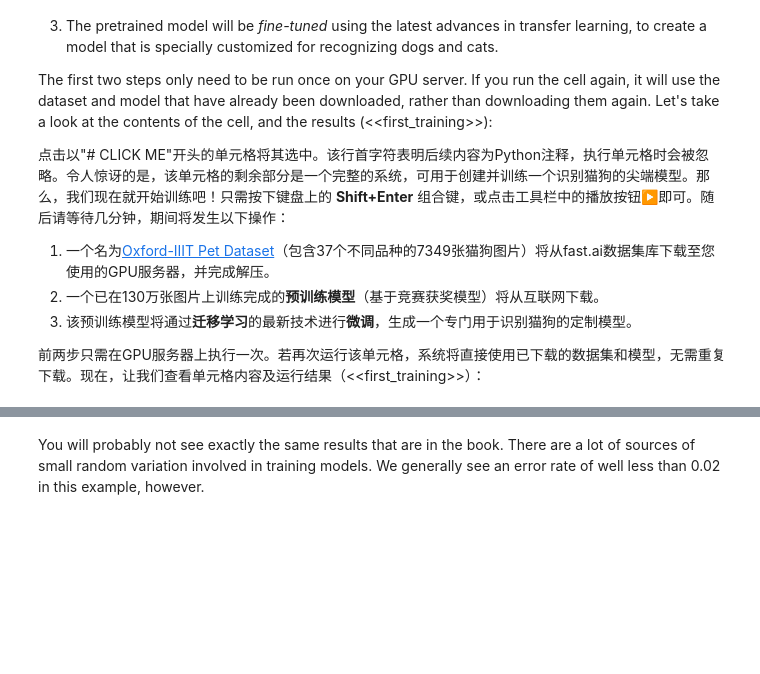
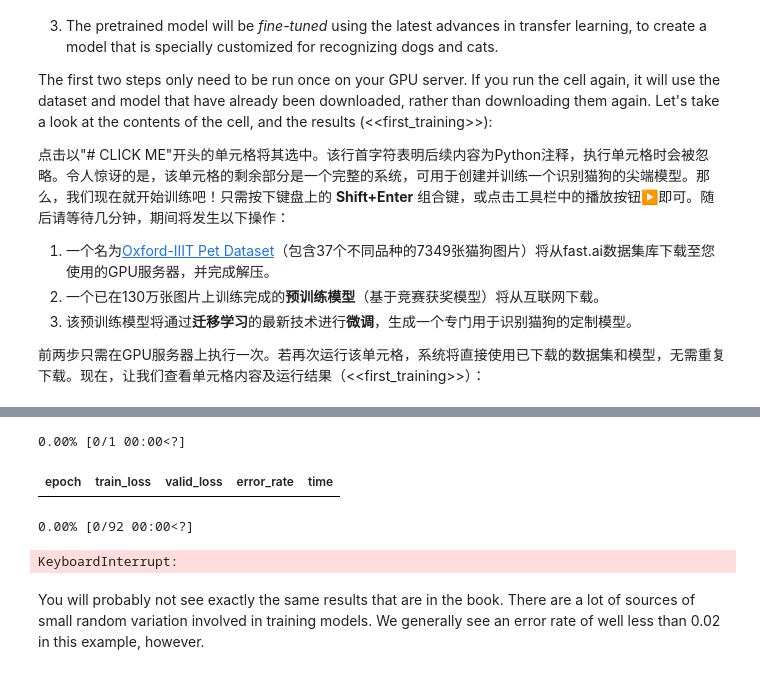
Before and after one commit to yicrane/fastbook, a Jupyter notebook: 01_intro.ipynb, the cells around one changed output, grey strips where cells are left out. Saved outputs shown, nothing was run; the diff lists cells and outputs as text; code cells hidden in the pictures; blank space fills up the shorter version.

```diff
--- a/01_intro.ipynb
+++ b/01_intro.ipynb
@@ -289,3 +293,35 @@ KeyboardInterrupt:
+# %%
+from fastai.vision.all import *  # 导入fastai视觉模块的全部功能（包含数据处理、模型构建等核心工具）
+
+# 加载Oxford-IIIT宠物数据集并定位图片目录
+path = untar_data(URLs.PETS)/'images'  # 下载并解压数据集，返回解压后images子目录的绝对路径
+
+# 创建图像数据加载器（自动处理标签提取、数据增强、数据划分）
+dls = ImageDataLoaders.from_name_func(
+    path,  # 图片根目录
+    get_image_files(path),  # 获取目录下所有图片文件路径列表
+    label_func=lambda x: x[0].isupper(),  # 标签提取规则：文件名首字母大写则为猫(cat)，小写则为狗(dog)
+    item_tfms=Resize(224),  # 图像预处理：统一调整尺寸为224x224像素（适配ResNet输入要求）
+    valid_pct=0.2,  # 按20%比例划分验证集
+    seed=42  # 固定随机种子确保数据划分可复现
+)
+
+# 构建卷积神经网络学习器
+learn = cnn_learner(
+    dls,  # 传入上一步生成的数据加载器
+    resnet34,  # 使用预训练的ResNet34作为基础模型架构
+    metrics=error_rate  # 指定验证集评估指标为错误率
+)
+
+# 执行两阶段微调训练（总计4个epoch）
+learn.fine_tune(4)  # 阶段1：冻结主干网络，训练最后全连接层（快速适应新任务）
+                   # 阶段2：解冻所有层，进行全局微调（精细调整特征提取器参数）
+                   # 自动实现学习率调整、梯度累积等优化策略
+# %% [output]
+0.00% [0/1 00:00<?]
+| epoch | train_loss | valid_loss | error_rate | time |
+0.00% [0/92 00:00<?]
+KeyboardInterrupt:
 # %% [markdown]
 You will probably not see exactly the same results that are in the book. There are a lot of sources of small random variation involved in training models. We generally see an error rate of well less than 0.02 in this example, however.
 # %% [markdown]
```
Also changed, not shown: parts of 15 cells of this notebook.
